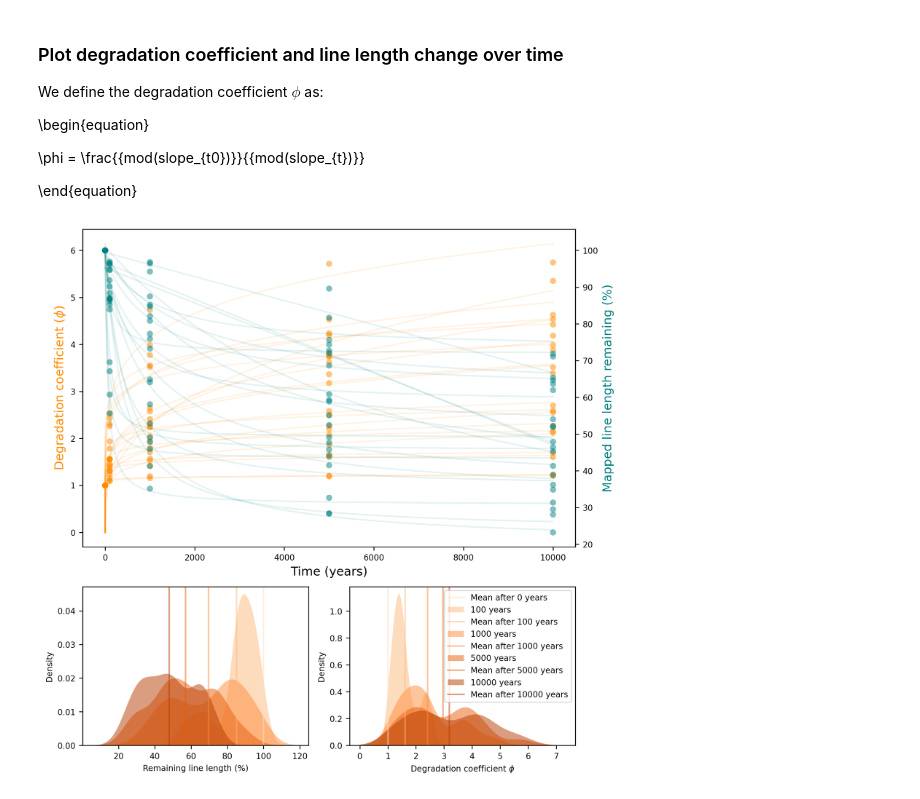
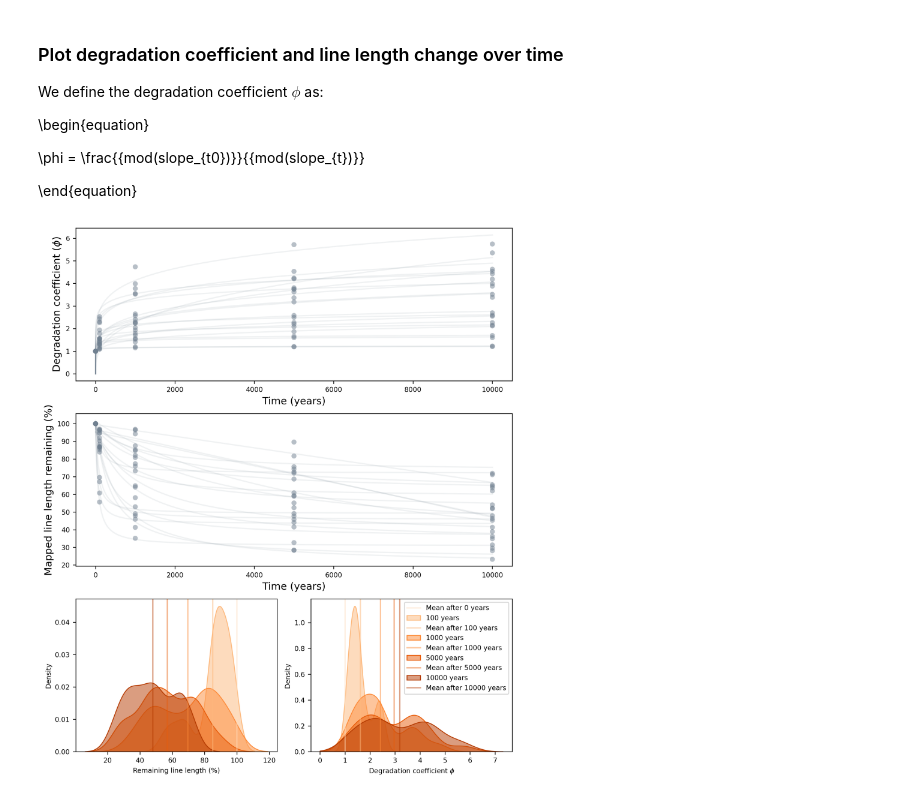
Before and after one commit to absrp/landscape_evolution_earthquake_ruptures, a Jupyter notebook: degradation_coefficient_length_evolution_comparison.ipynb, the cells around one changed output. Cells and saved outputs as stored; diff of their text form; code cells hidden in the pictures.

Commit message:
cleaned up last plot

```diff
--- a/degradation_coefficient_length_evolution_comparison.ipynb
+++ b/degradation_coefficient_length_evolution_comparison.ipynb
@@ -49,29 +46,19 @@ We define the degradation coefficient $\phi$ as:
 # %%
 grouped = data.groupby("DEM ID")
 
-# annoying figure set up but will look pretty
-fig = plt.figure(figsize=(8, 10), dpi=300)
-gs = fig.add_gridspec(3, 2, height_ratios=[2, 1, 1])
-ax_big = fig.add_subplot(gs[0, :])
-ax_small1 = fig.add_subplot(gs[1, 0])
-ax_small2 = fig.add_subplot(gs[1, 1])
+fig = plt.figure(figsize=(8, 12), dpi=300)
+gs = fig.add_gridspec(4, 2, height_ratios=[1, 1, 1, 1])
+ax_deg = fig.add_subplot(gs[0, :])  # Degradation coefficient plot
+ax_length = fig.add_subplot(gs[1, :])  # Length remaining plot
+ax_small1 = fig.add_subplot(gs[2, 0])  # Distribution of length remaining
+ax_small2 = fig.add_subplot(gs[2, 1])  # Distribution of degradation coefficient
 
-ax2 = ax_big.twinx()
-
-# plot both degradation coefficient and % length remaining over time
+#  degradation coefficient over time
 for name, group in grouped:
-    ax_big.scatter(
+    ax_deg.scatter(
         group["Time (years)"],
         group["Degradation coefficient"],
-        c="darkorange",
-        alpha=0.5,
-        edgecolor="none",
-    )
-    normalized_length = group["Length (m)"] / group["Length (m)"].iloc[0]
-    ax2.scatter(
-        group["Time (years)"],
-        normalized_length * 100,
-        c="teal",
+        c="slategray",
         alpha=0.5,
         edgecolor="none",
     )
@@ -79,70 +66,79 @@ for name, group in grouped:
     popt_deg, pcov_deg = curve_fit(
         utils.func_deg_coeff, group["Time (years)"], group["Degradation coefficient"]
     )
+    x = np.linspace(min(group["Time (years)"]), max(group["Time (years)"]), 10000)
+    ax_deg.plot(x, utils.func_deg_coeff(x, *popt_deg), c='slategray', alpha=0.1)
+
+ax_deg.set_ylabel("Degradation coefficient ($\phi$)", fontsize=12)
+ax_deg.set_xlabel("Time (years)", fontsize=12)
+
+#  normalized line length over time
+for name, group in grouped:
+    normalized_length = group["Length (m)"] / group["Length (m)"].iloc[0]
+    ax_length.scatter(
+        group["Time (years)"],
+        normalized_length * 100,
+        c="slategray",
+        alpha=0.5,
+        edgecolor="none",
+    )
+
     popt_line, pcov_line = curve_fit(
         utils.func_line_length, group["Time (years)"], normalized_length
     )
+    x = np.linspace(min(group["Time (years)"]), max(group["Time (years)"]), 10000)
+    ax_length.plot(
+        x, utils.func_line_length(x, *popt_line) * 100, color="slategray", alpha=0.1
+    )
 
-    x = np.linspace(min(group["Time (years)"]), max(group["Time (years)"]), 10000)
+ax_length.set_ylabel("Mapped line length remaining (%)", fontsize=12)
+ax_length.set_xlabel("Time (years)", fontsize=12)
 
-    ax_big.plot(x, utils.func_deg_coeff(x, *popt_deg), color="darkorange", alpha=0.1)
-    ax2.plot(
-        x, utils.func_line_length(x, *popt_line) * 100, color="teal", alpha=0.1
-    )
-    ax_big.set_ylabel("Degradation coefficient ($\phi$)", c="darkorange", fontsize=12)
-    ax_big.set_xlabel("Time (years)", fontsize=12)
-    ax2.set_ylabel("Mapped line length remaining (%)", c="teal", fontsize=12)
-
-# saving normalized length
+# normalized length
 length_at_time_zero = (
     data[data["Time (years)"] == 0.0].set_index("DEM ID")["Length (m)"].to_dict()
 )
 
-
 def normalize_length(row):
     return row["Length (m)"] / length_at_time_zero[row["DEM ID"]]
 
-
 data["Normalized length"] = data.apply(normalize_length, axis=1)
 
-
-# plot distribution of length remaining over time and degradation coefficient over time
+# plot distributions of length remaining and degradation coefficient
 grouped = data.groupby("Time (years)")
 palette = sns.color_palette("Oranges", len(grouped))
 
 for i, (key, group) in enumerate(grouped):
     color = palette[i]
     sns.kdeplot(
         group["Normalized length"] * 100,
         ax=ax_small1,
-        label=f"{int(key)} years",  # Remove decimals
+        label=f"{int(key)} years",
         fill=True,
         alpha=0.5,
         clip=(1e-5, None),
         bw_adjust=0.7,
         color=color,
-        edgecolor='none'
     )
     ax_small1.axvline(np.mean(group["Normalized length"] * 100), alpha=0.5, color=color)
 
     sns.kdeplot(
         group["Degradation coefficient"],
         ax=ax_small2,
-        label=f"{int(key)} years",  # Remove decimals
+        label=f"{int(key)} years",
         fill=True,
         alpha=0.5,
         clip=(1e-5, None),
         bw_adjust=0.7,
         color=color,
-        edgecolor='none'
     )
-    ax_small2.axvline(np.mean(group["Degradation coefficient"]), alpha=0.5, color=color,label=f"Mean after {int(key)} years")
+    ax_small2.axvline(np.mean(group["Degradation coefficient"]), alpha=0.5, color=color, label=f"Mean after {int(key)} years")
 
 ax_small1.set_xlabel("Remaining line length (%)")
 ax_small2.set_xlabel(f"Degradation coefficient $\phi$")
 ax_small2.legend()
 
 plt.tight_layout()
 plt.savefig('Figures/deg_coeff_L_evolution.pdf')
 # %% [output]
-[figure, old version]
+[figure, new version]
```
Also changed, not shown: parts of 1 cell of this notebook.
